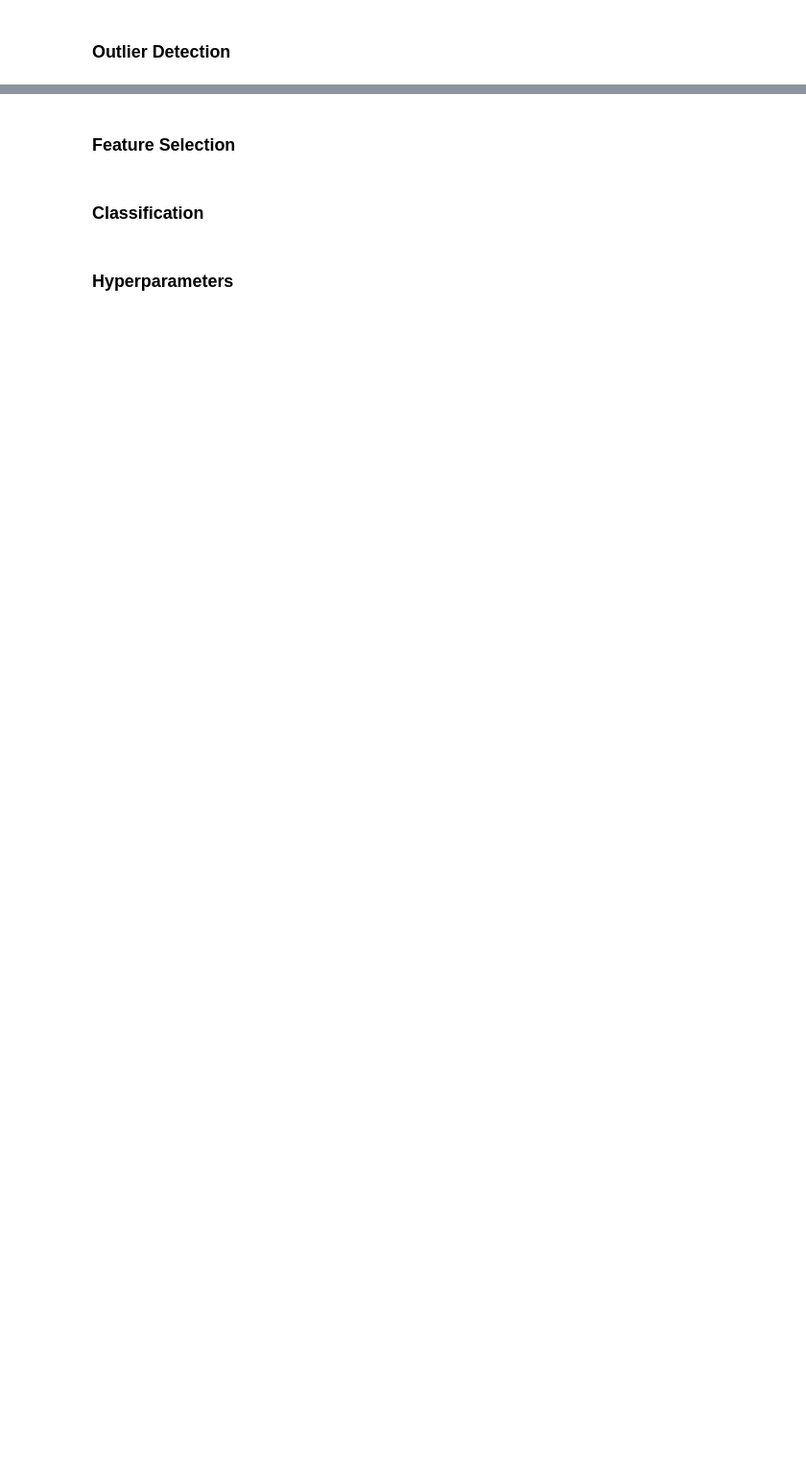
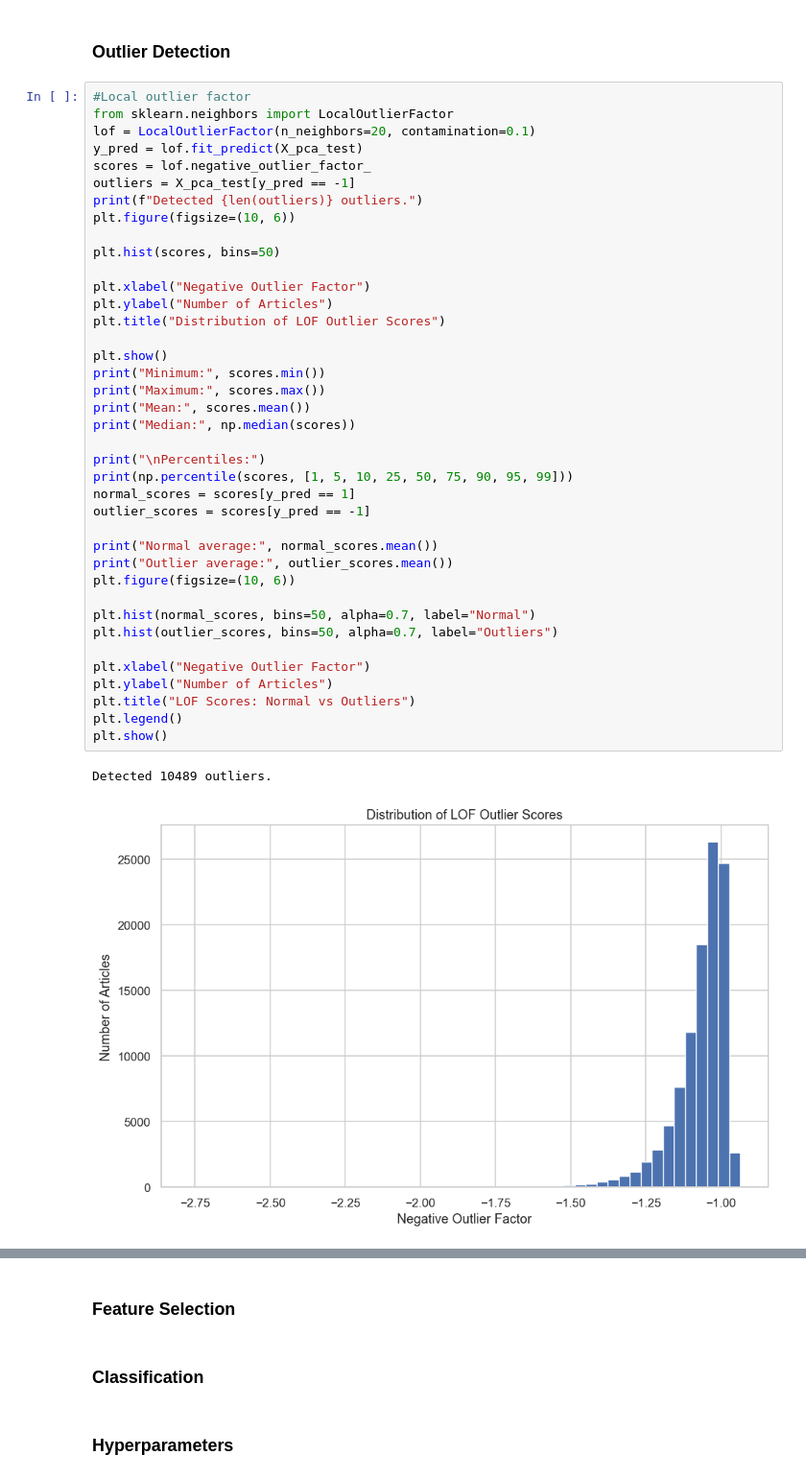
Before and after one commit to chungite/455-group-project-, a Jupyter notebook: hm_eda.ipynb, the cells around one changed output, grey strips where cells are left out. Shown at 96% size. Drawn from its saved outputs; the diff is of its cells as text; blank space fills up the shorter version.

Commit message:
add outlier detection lof

```diff
--- a/hm_eda.ipynb
+++ b/hm_eda.ipynb
@@ -1502,3 +1502,45 @@ article_id
 [figure]
 # %% [markdown]
 ### Outlier Detection
+# %%
+#Local outlier factor
+from sklearn.neighbors import LocalOutlierFactor
+lof = LocalOutlierFactor(n_neighbors=20, contamination=0.1)
+y_pred = lof.fit_predict(X_pca_test)
+scores = lof.negative_outlier_factor_
+outliers = X_pca_test[y_pred == -1]
+print(f"Detected {len(outliers)} outliers.")
+plt.figure(figsize=(10, 6))
+
+plt.hist(scores, bins=50)
+
+plt.xlabel("Negative Outlier Factor")
+plt.ylabel("Number of Articles")
+plt.title("Distribution of LOF Outlier Scores")
+
+plt.show()
+print("Minimum:", scores.min())
+print("Maximum:", scores.max())
+print("Mean:", scores.mean())
+print("Median:", np.median(scores))
+
+print("\nPercentiles:")
+print(np.percentile(scores, [1, 5, 10, 25, 50, 75, 90, 95, 99]))
+normal_scores = scores[y_pred == 1]
+outlier_scores = scores[y_pred == -1]
+
+print("Normal average:", normal_scores.mean())
+print("Outlier average:", outlier_scores.mean())
+plt.figure(figsize=(10, 6))
+
+plt.hist(normal_scores, bins=50, alpha=0.7, label="Normal")
+plt.hist(outlier_scores, bins=50, alpha=0.7, label="Outliers")
+
+plt.xlabel("Negative Outlier Factor")
+plt.ylabel("Number of Articles")
+plt.title("LOF Scores: Normal vs Outliers")
+plt.legend()
+plt.show()
+# %% [output]
+Detected 10489 outliers.
+[figure, added]
```
Also changed, not shown: parts of 3 cells of this notebook.
